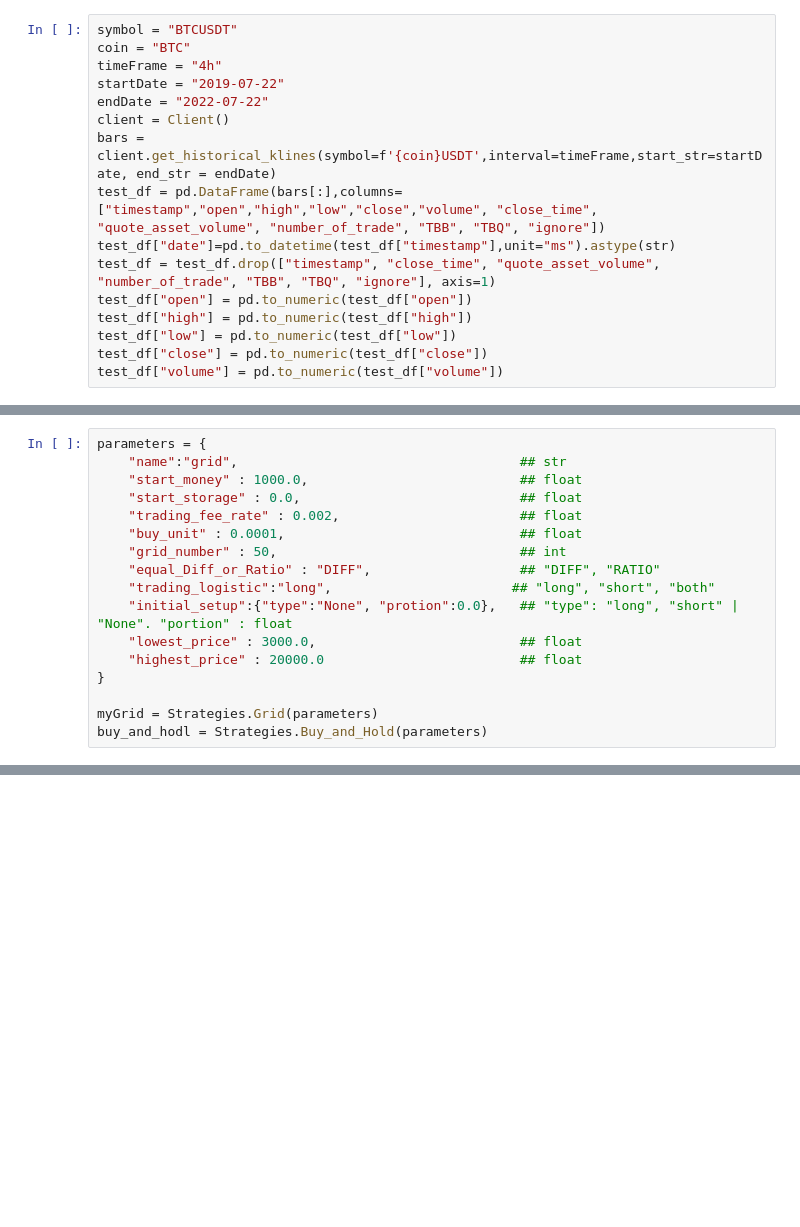
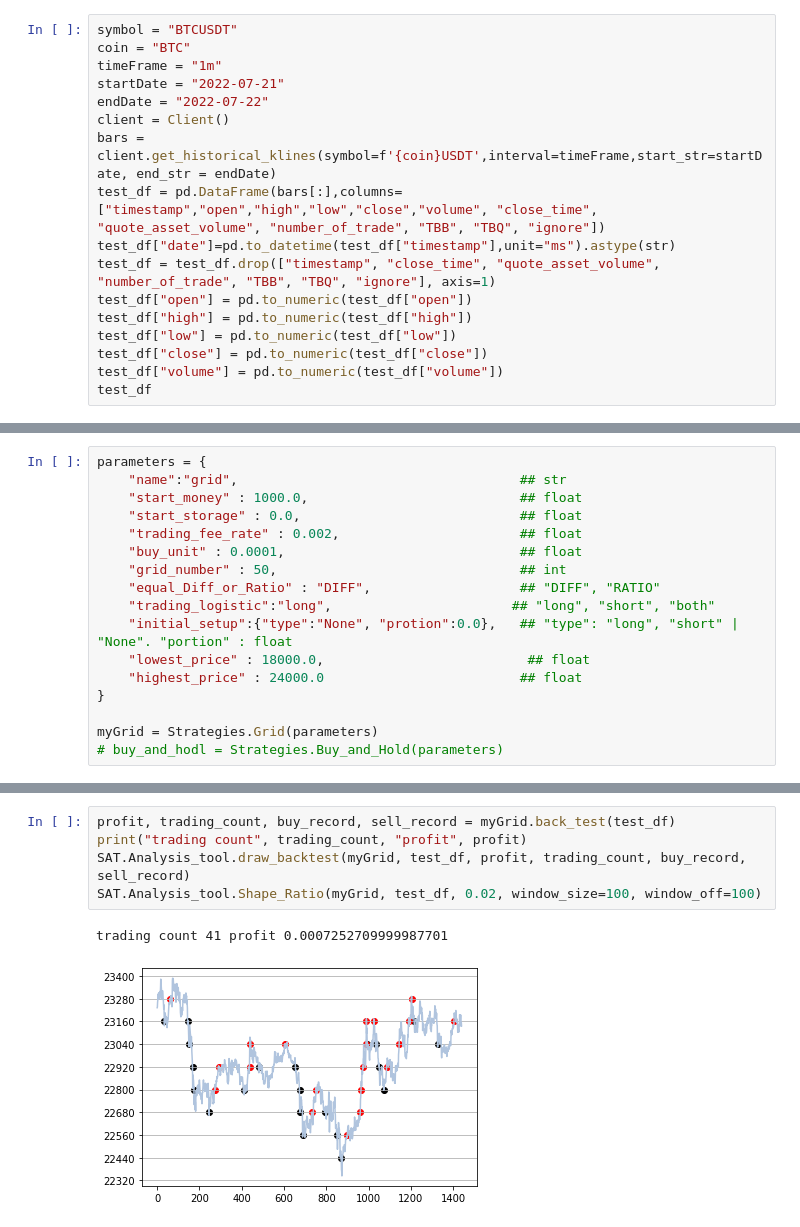
Before and after one commit to LagerWu0501/Grid_Trading, a Jupyter notebook: test_strategy.ipynb, the cells around one changed output, grey strips where cells are left out. Saved outputs shown, nothing was run; the diff lists cells and outputs as text; blank space fills up the shorter version.

```diff
--- a/test_strategy.ipynb
+++ b/test_strategy.ipynb
@@ -9,8 +8,8 @@ from matplotlib import pyplot as plt
 # %%
 symbol = "BTCUSDT"
 coin = "BTC"
-timeFrame = "4h"
-startDate = "2019-07-22"
+timeFrame = "1m"
+startDate = "2022-07-21"
 endDate = "2022-07-22"
 client = Client()
 bars = client.get_historical_klines(symbol=f'{coin}USDT',interval=timeFrame,start_str=startDate, end_str = endDate)
@@ -22,3 +21,4 @@ test_df["high"] = pd.to_numeric(test_df["high"])
 test_df["low"] = pd.to_numeric(test_df["low"])
 test_df["close"] = pd.to_numeric(test_df["close"])
 test_df["volume"] = pd.to_numeric(test_df["volume"])
+test_df
@@ -33,9 +47,9 @@ parameters = {
     "equal_Diff_or_Ratio" : "DIFF",                   ## "DIFF", "RATIO"
     "trading_logistic":"long",                       ## "long", "short", "both"
     "initial_setup":{"type":"None", "protion":0.0},   ## "type": "long", "short" | "None". "portion" : float
-    "lowest_price" : 3000.0,                          ## float
-    "highest_price" : 20000.0                         ## float
+    "lowest_price" : 18000.0,                          ## float
+    "highest_price" : 24000.0                         ## float
 }
 
 myGrid = Strategies.Grid(parameters)
-buy_and_hodl = Strategies.Buy_and_Hold(parameters)
+# buy_and_hodl = Strategies.Buy_and_Hold(parameters)
@@ -53,0 +56,8 @@ plt.scatter(sell_record[0], sell_record[1])
+# %%
+profit, trading_count, buy_record, sell_record = myGrid.back_test(test_df)
+print("trading count", trading_count, "profit", profit)
+SAT.Analysis_tool.draw_backtest(myGrid, test_df, profit, trading_count, buy_record, sell_record)
+SAT.Analysis_tool.Shape_Ratio(myGrid, test_df, 0.02, window_size=100, window_off=100)
+# %% [output]
+trading count 41 profit 0.0007252709999987701
+[figure, added]
```
Also changed, not shown: parts of 4 cells of this notebook, 5 other files.
